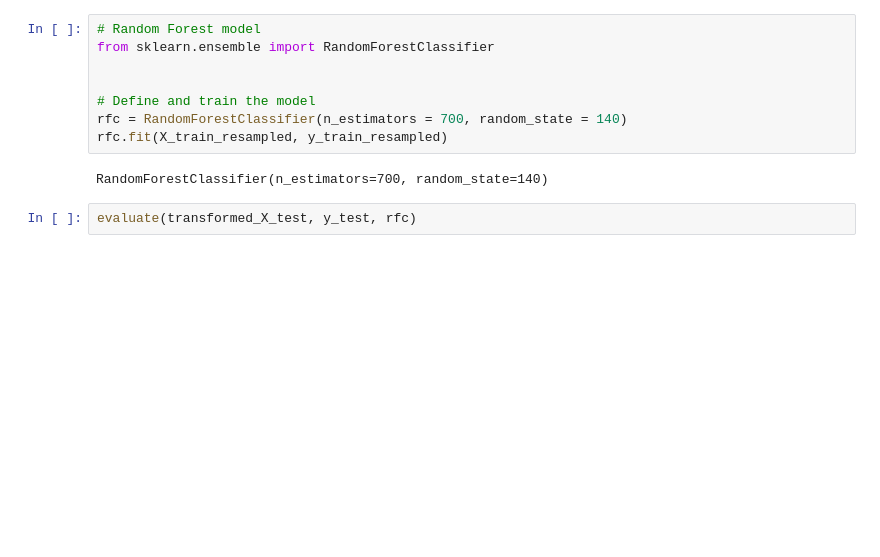
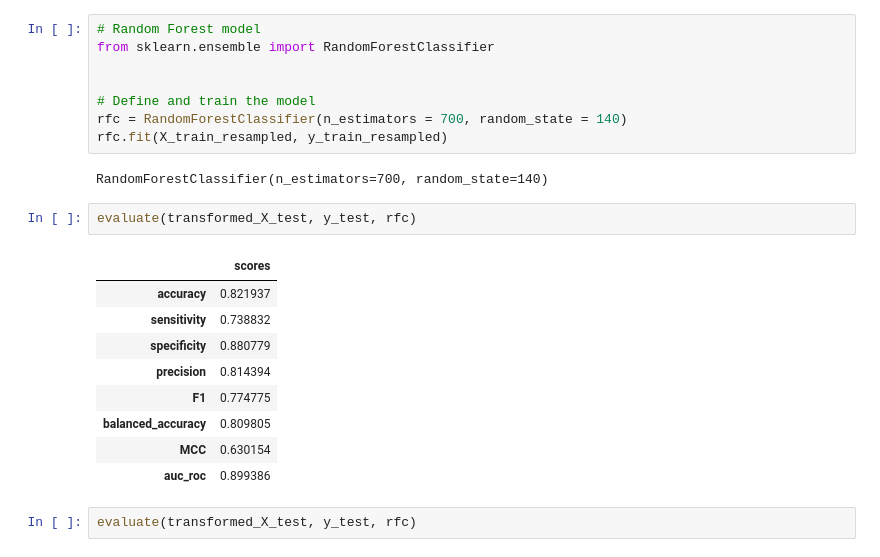
Before and after one commit to EugeneLamptey/VP16, a Jupyter notebook: feature_engineering_with_mordred.ipynb, the cells around one changed output. Cells and saved outputs as stored; diff of their text form; blank space fills up the shorter version.

```diff
--- a/feature_engineering_with_mordred.ipynb
+++ b/feature_engineering_with_mordred.ipynb
@@ -734,6 +776,18 @@ rfc = RandomForestClassifier(n_estimators = 700, random_state = 140)
 rfc.fit(X_train_resampled, y_train_resampled)
 # %% [output]
 RandomForestClassifier(n_estimators=700, random_state=140)
+# %%
+evaluate(transformed_X_test, y_test, rfc)
+# %% [output]
+|  | scores |
+| accuracy | 0.821937 |
+| sensitivity | 0.738832 |
+| specificity | 0.880779 |
+| precision | 0.814394 |
+| F1 | 0.774775 |
+| balanced_accuracy | 0.809805 |
+| MCC | 0.630154 |
+| auc_roc | 0.899386 |
 # %%
 evaluate(transformed_X_test, y_test, rfc)
 # %% [output]
```
Also changed, not shown: parts of 19 cells of this notebook.
